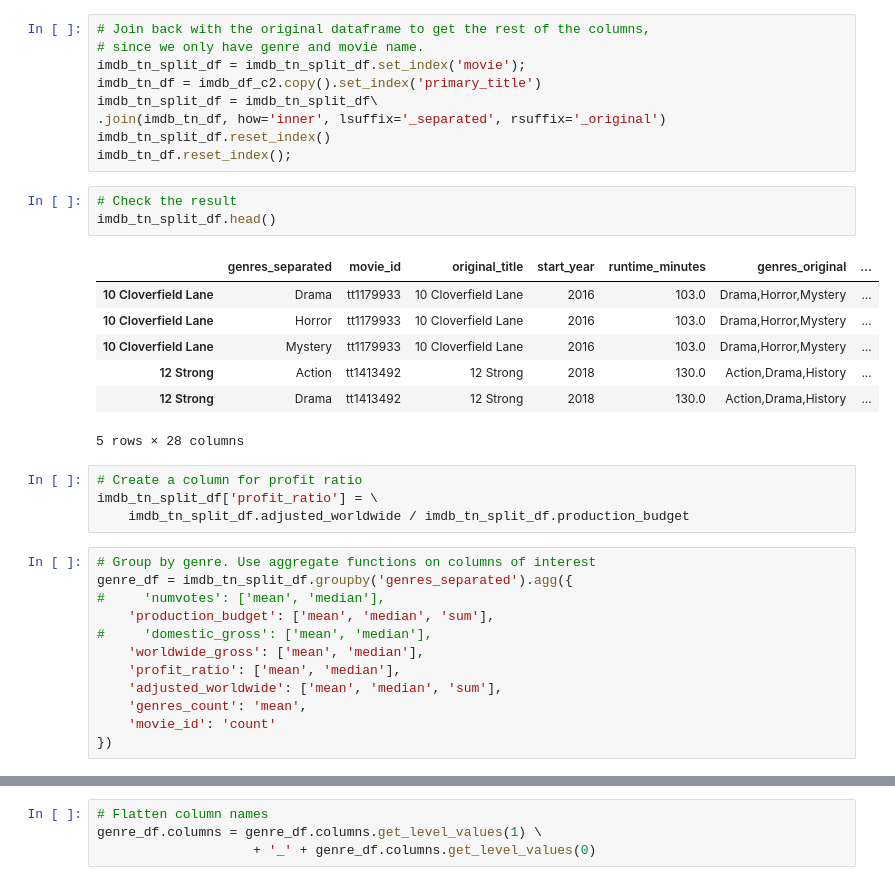
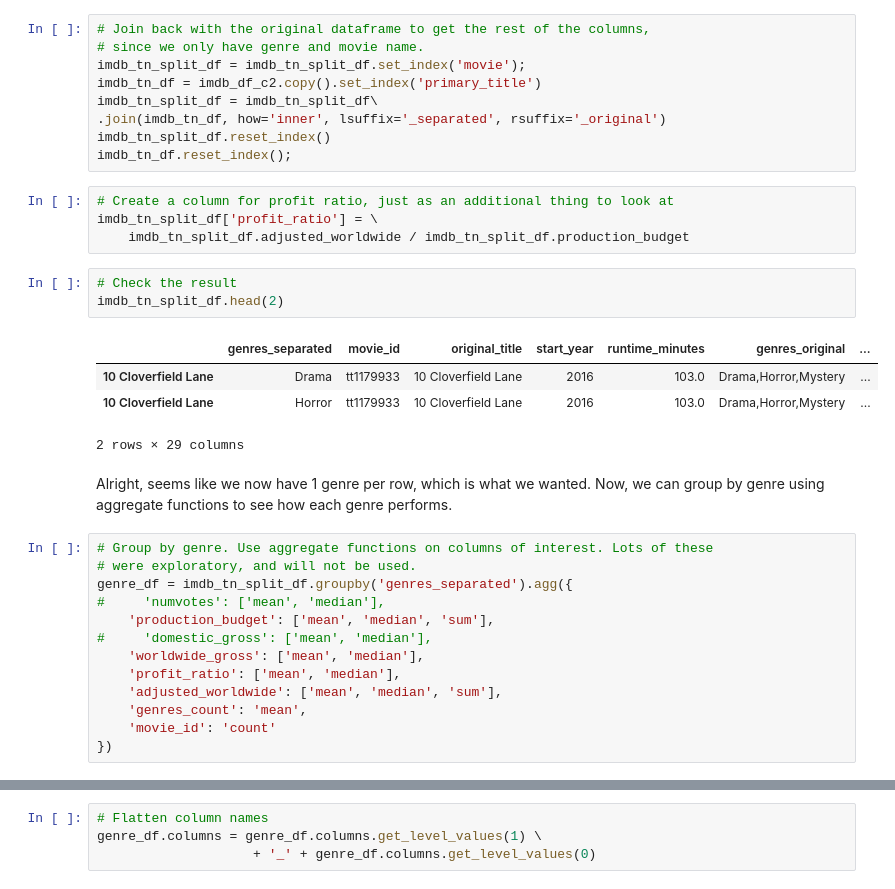
Before and after one commit to doriggs/Semester1Capstone, a Jupyter notebook: student.ipynb, the cells around one changed output, grey strips where cells are left out. Cells and saved outputs as stored; diff of their text form.

```diff
--- a/student.ipynb
+++ b/student.ipynb
@@ -211,23 +228,23 @@ imdb_tn_split_df = imdb_tn_split_df\
 .join(imdb_tn_df, how='inner', lsuffix='_separated', rsuffix='_original')
 imdb_tn_split_df.reset_index()
 imdb_tn_df.reset_index();
+# %%
+# Create a column for profit ratio, just as an additional thing to look at
+imdb_tn_split_df['profit_ratio'] = \
+    imdb_tn_split_df.adjusted_worldwide / imdb_tn_split_df.production_budget
 # %%
 # Check the result
-imdb_tn_split_df.head()
+imdb_tn_split_df.head(2)
 # %% [output]
 |  | genres_separated | movie_id | original_title | start_year | runtime_minutes | genres_original | ... |
 | 10 Cloverfield Lane | Drama | tt1179933 | 10 Cloverfield Lane | 2016 | 103.0 | Drama,Horror,Mystery | ... |
 | 10 Cloverfield Lane | Horror | tt1179933 | 10 Cloverfield Lane | 2016 | 103.0 | Drama,Horror,Mystery | ... |
-| 10 Cloverfield Lane | Mystery | tt1179933 | 10 Cloverfield Lane | 2016 | 103.0 | Drama,Horror,Mystery | ... |
-| 12 Strong | Action | tt1413492 | 12 Strong | 2018 | 130.0 | Action,Drama,History | ... |
-| 12 Strong | Drama | tt1413492 | 12 Strong | 2018 | 130.0 | Action,Drama,History | ... |
-5 rows × 28 columns
+2 rows × 29 columns
-# %%
-# Create a column for profit ratio
-imdb_tn_split_df['profit_ratio'] = \
-    imdb_tn_split_df.adjusted_worldwide / imdb_tn_split_df.production_budget
+# %% [markdown]
+Alright, seems like we now have 1 genre per row, which is what we wanted. Now, we can group by genre using aggregate functions to see how each genre performs.
 # %%
-# Group by genre. Use aggregate functions on columns of interest
+# Group by genre. Use aggregate functions on columns of interest. Lots of these
+# were exploratory, and will not be used.
 genre_df = imdb_tn_split_df.groupby('genres_separated').agg({
 #     'numvotes': ['mean', 'median'],
     'production_budget': ['mean', 'median', 'sum'],
```
Also changed, not shown: parts of 47 cells of this notebook.
